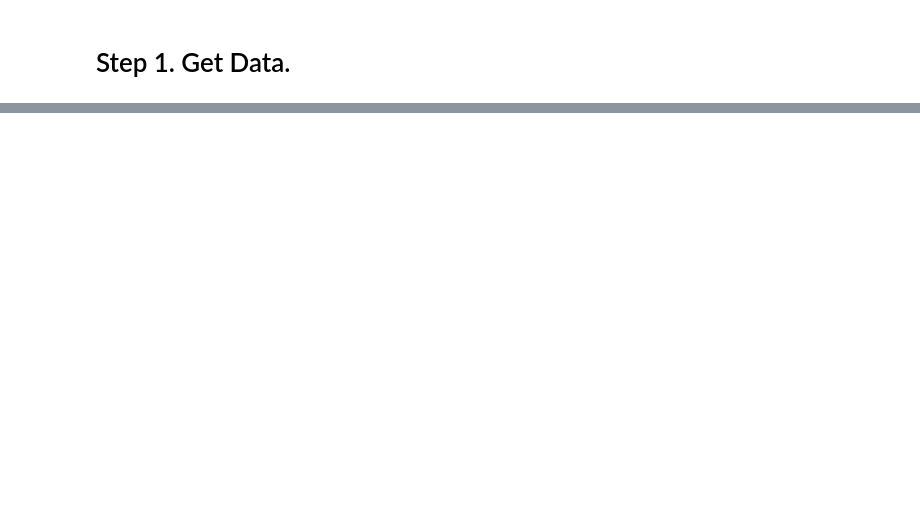
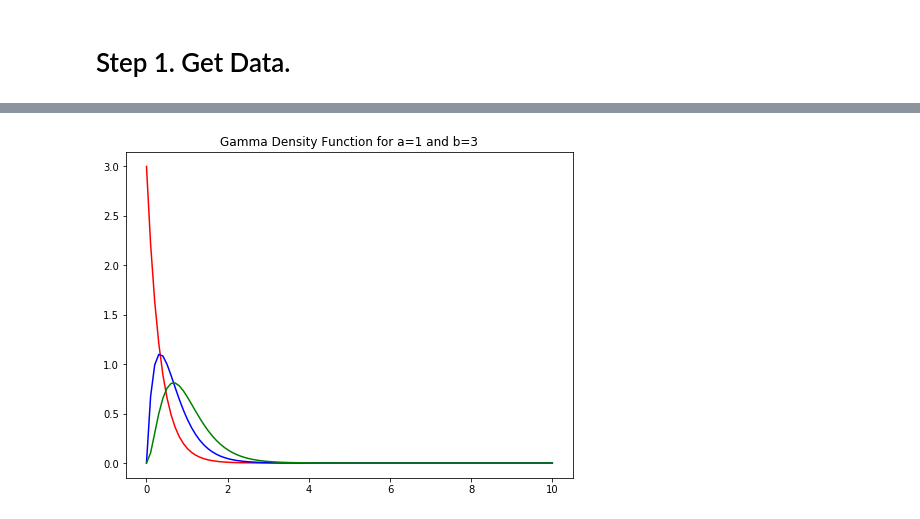
Before and after one commit to btatkinson/Poisson, a Jupyter notebook: Poisson.ipynb, the cells around one changed output, grey strips where cells are left out. Cells and saved outputs as stored; diff of their text form; code cells hidden in the pictures; blank space fills up the shorter version.

```diff
--- a/Poisson.ipynb
+++ b/Poisson.ipynb
@@ -94,0 +96,23 @@ lm = Player('JackLa00')
+# %%
+# Parameters of the prior gamma distribution.
+a = 1 # shape
+b = 3 # rate = 1/scale
+
+c = 2
+d = 3
+
+e = 3
+f = 3
+
+x = np.linspace(start=0, stop=10, num=100)
+
+plt.figure(figsize=(8, 6))
+plt.plot(x, ss.gamma.pdf(x,a=a,scale=1/b), 'r-')
+plt.plot(x, ss.gamma.pdf(x,a=c,scale=1/d), 'b-')
+plt.plot(x, ss.gamma.pdf(x,a=e,scale=1/f), 'g-')
+plt.title('Gamma Density Function for a={} and b={}'.format(a,b))
+
+# Define the prior distribution.
+prior = lambda x: ss.gamma.pdf(x, a=a, scale=1/b)
+# %% [output]
+[figure, added]
```
Also changed, not shown: parts of 49 cells of this notebook, 7 other files.
